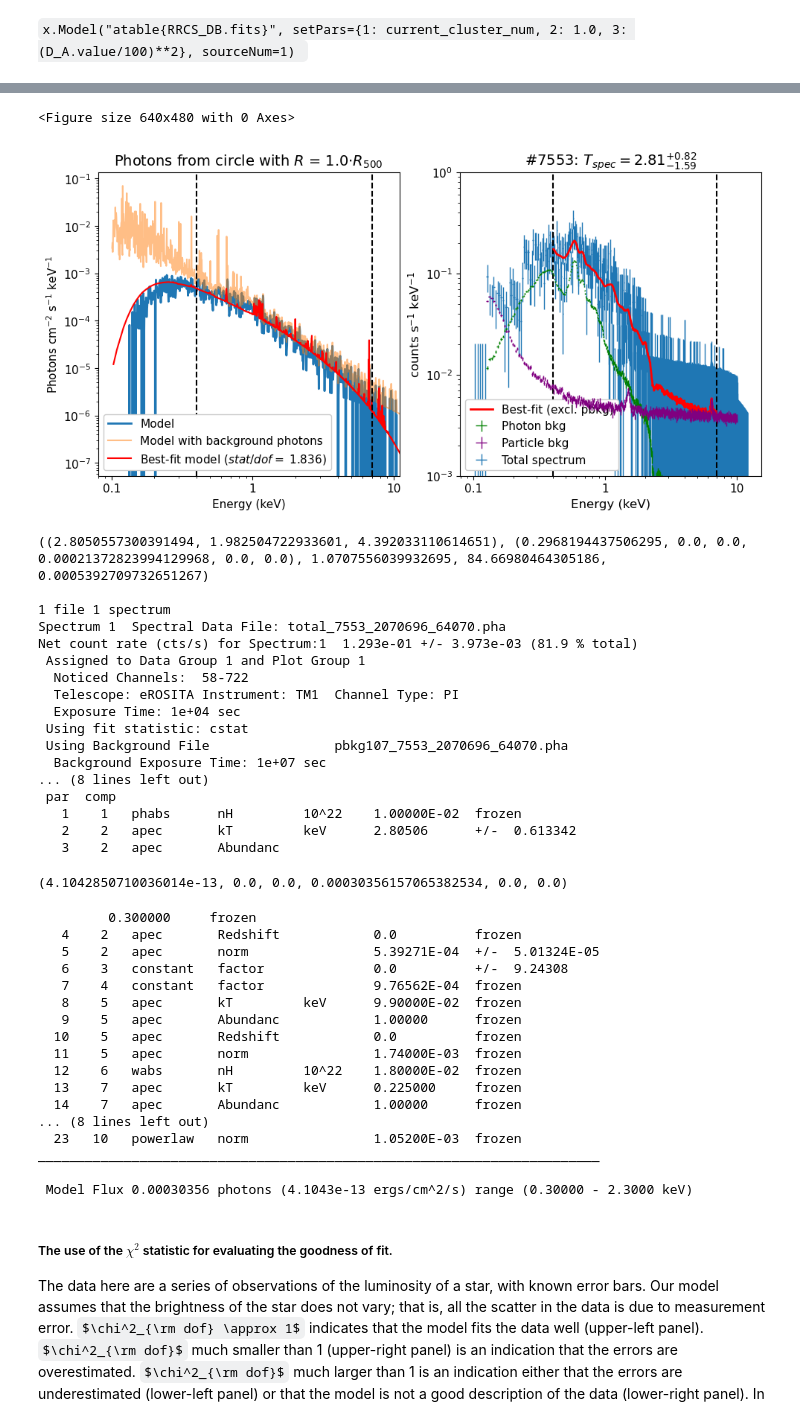
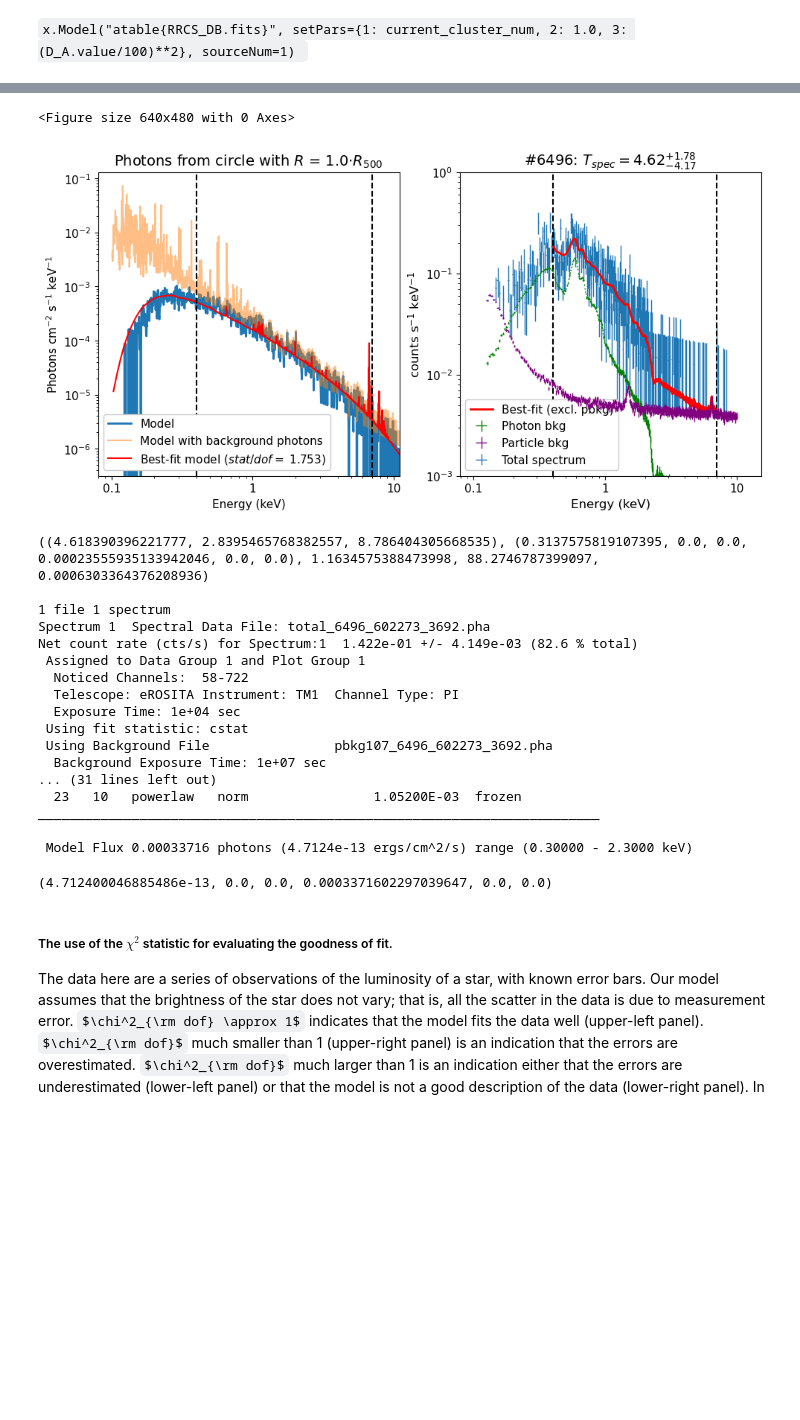
Before and after one commit to pi4imu/magneticum, a Jupyter notebook: spectra_magneticum.ipynb, the cells around one changed output, grey strips where cells are left out. Saved outputs shown, nothing was run; the diff lists cells and outputs as text; code cells hidden in the pictures; some formulas as TeX source; blank space fills up the shorter version.

```diff
--- a/spectra_magneticum.ipynb
+++ b/spectra_magneticum.ipynb
@@ -249,7 +269,8 @@ plt.show()
 
 #logFile = x.Xset.openLog("newLogFile.txt")
 
-cl_num = 7553
+cl_num = 6496
+RRR = 1.0
 
 display(clusters[clusters.index==cl_num])
 
@@ -281,40 +302,23 @@ x.AllData(1).flux
 <Figure size 640x480 with 0 Axes>
-[figure, old version]
+[figure, new version]
-((2.8050557300391494, 1.982504722933601, 4.392033110614651), (0.2968194437506295, 0.0, 0.0, 0.00021372823994129968, 0.0, 0.0), 1.0707556039932695, 84.66980464305186, 0.0005392709732651267)
+((4.618390396221777, 2.8395465768382557, 8.786404305668535), (0.3137575819107395, 0.0, 0.0, 0.00023555935133942046, 0.0, 0.0), 1.1634575388473998, 88.2746787399097, 0.0006303364376208936)
 
 1 file 1 spectrum
-Spectrum 1  Spectral Data File: total_7553_2070696_64070.pha
-Net count rate (cts/s) for Spectrum:1  1.293e-01 +/- 3.973e-03 (81.9 % total)
+Spectrum 1  Spectral Data File: total_6496_602273_3692.pha
+Net count rate (cts/s) for Spectrum:1  1.422e-01 +/- 4.149e-03 (82.6 % total)
  Assigned to Data Group 1 and Plot Group 1
   Noticed Channels:  58-722
   Telescope: eROSITA Instrument: TM1  Channel Type: PI
   Exposure Time: 1e+04 sec
  Using fit statistic: cstat
- Using Background File                pbkg107_7553_2070696_64070.pha
+ Using Background File                pbkg107_6496_602273_3692.pha
   Background Exposure Time: 1e+07 sec
-... (8 lines left out)
- par  comp
-   1    1   phabs      nH         10^22    1.00000E-02  frozen
-   2    2   apec       kT         keV      2.80506      +/-  0.613342
-   3    2   apec       Abundanc
+... (31 lines left out)
+  23   10   powerlaw   norm                1.05200E-03  frozen
+________________________________________________________________________
+
+ Model Flux 0.00033716 photons (4.7124e-13 ergs/cm^2/s) range (0.30000 - 2.3000 keV)
-(4.1042850710036014e-13, 0.0, 0.0, 0.00030356157065382534, 0.0, 0.0)
+(4.712400046885486e-13, 0.0, 0.0, 0.0003371602297039647, 0.0, 0.0)
-         0.300000     frozen
-   4    2   apec       Redshift            0.0          frozen
-   5    2   apec       norm                5.39271E-04  +/-  5.01324E-05
-   6    3   constant   factor              0.0          +/-  9.24308
-   7    4   constant   factor              9.76562E-04  frozen
-   8    5   apec       kT         keV      9.90000E-02  frozen
-   9    5   apec       Abundanc            1.00000      frozen
-  10    5   apec       Redshift            0.0          frozen
-  11    5   apec       norm                1.74000E-03  frozen
-  12    6   wabs       nH         10^22    1.80000E-02  frozen
-  13    7   apec       kT         keV      0.225000     frozen
-  14    7   apec       Abundanc            1.00000      frozen
-... (8 lines left out)
-  23   10   powerlaw   norm                1.05200E-03  frozen
-________________________________________________________________________
-
- Model Flux 0.00030356 photons (4.1043e-13 ergs/cm^2/s) range (0.30000 - 2.3000 keV)
 # %% [markdown]
 ##### The use of the $\chi^2$ statistic for evaluating the goodness of fit.
 
```
Also changed, not shown: parts of 21 cells of this notebook, 31 other files.
